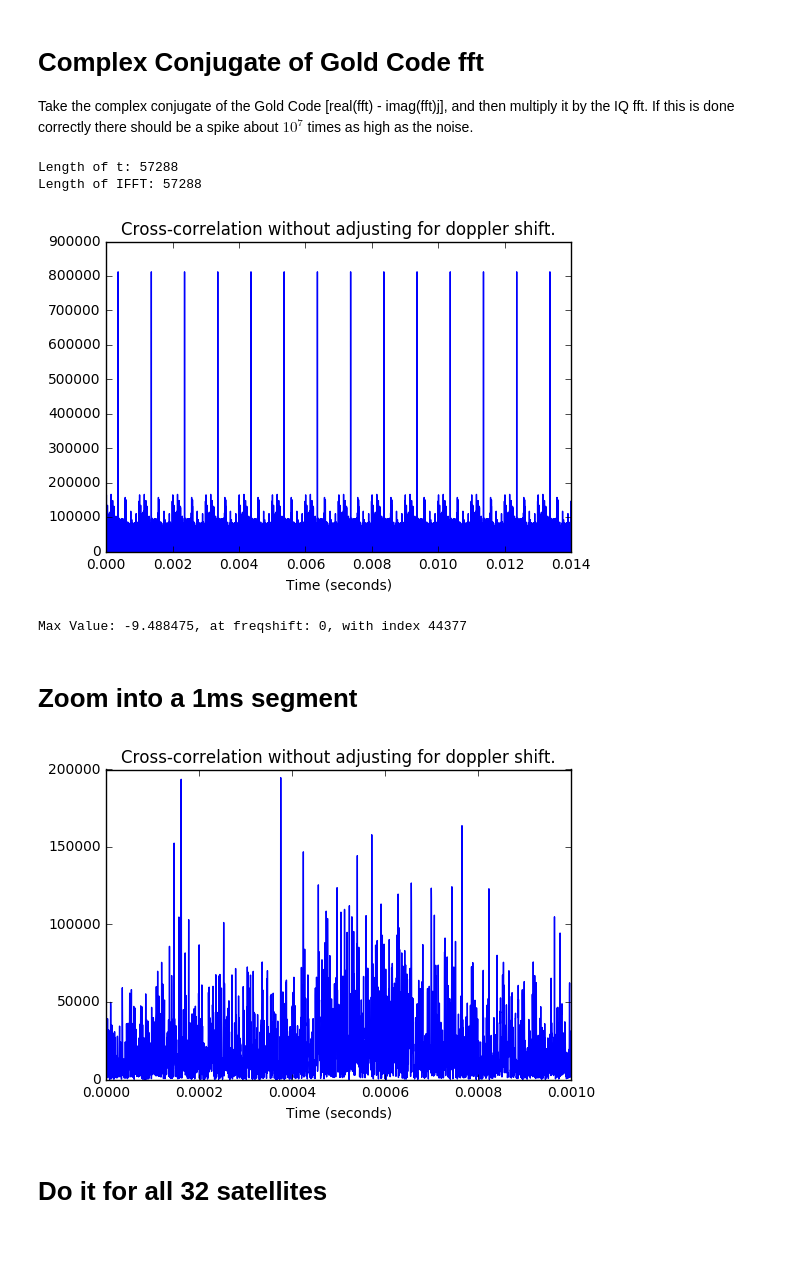
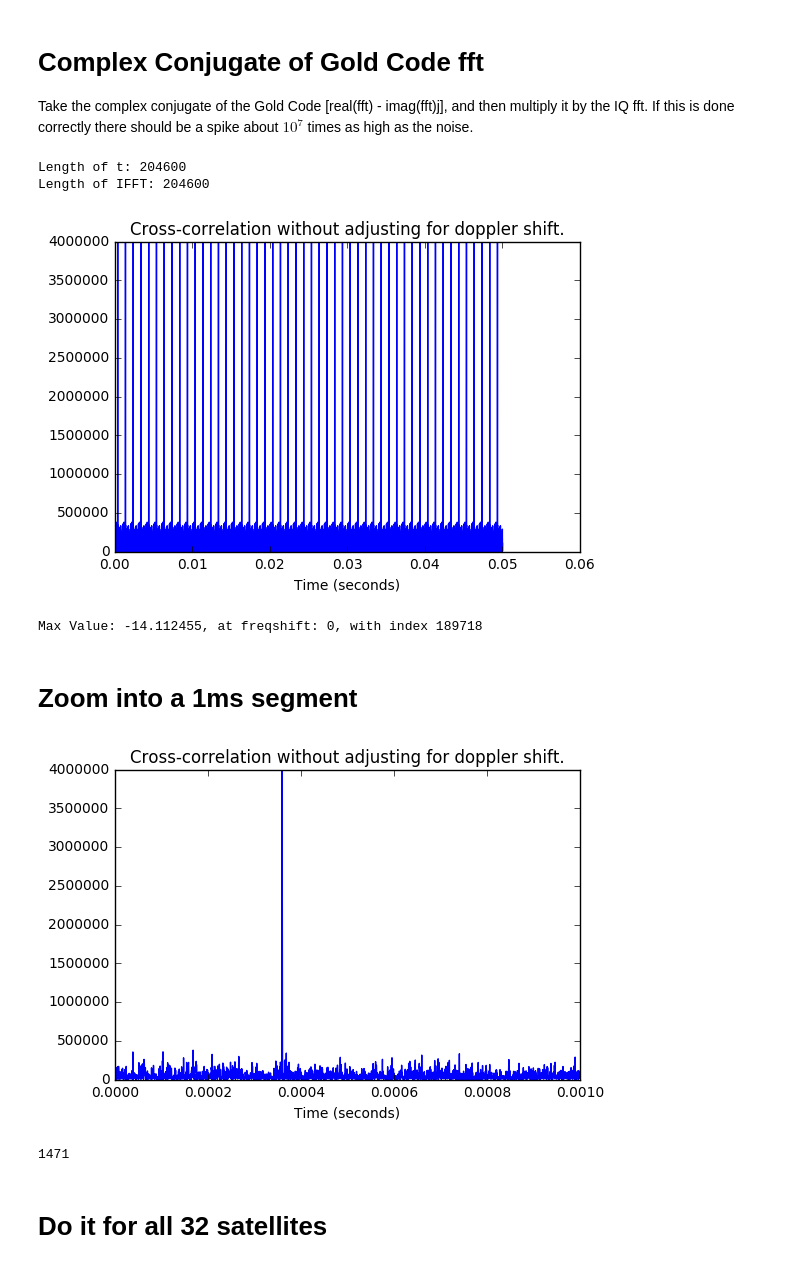
Before and after one commit to wangjiefjj/gps_reciever-design, a Jupyter notebook: notebooks/Acquisition.ipynb, the cells around one changed output. Drawn from its saved outputs; the diff is of its cells as text; code cells hidden in the pictures.

Commit message:
chonged sample lengith to 50ms

```diff
--- a/notebooks/Acquisition.ipynb
+++ b/notebooks/Acquisition.ipynb
@@ -33,7 +33,7 @@ from GPSData import IQData
 # %%
 # Need these to pass to importFile module
 fs = 4.092*10**6
-SampleLength = 0.014
+SampleLength = 0.05
 
 BytesToSkip = 0 #2046
 
@@ -232,20 +231,24 @@ plt.show()
 
 print("Max Value: %f, at freqshift: %d, with index %d"%(np.max(resultLog),0,np.argmax(resultLog)))
 # %% [output]
-Length of t: 57288
-Length of IFFT: 57288
+Length of t: 204600
+Length of IFFT: 204600
-[figure, old version]
+[figure, new version]
-Max Value: -9.488475, at freqshift: 0, with index 44377
+Max Value: -14.112455, at freqshift: 0, with index 189718
 # %% [markdown]
 # Zoom into a 1ms segment
 # %%
 lim = len(resultSQ)/(data.sampleTime*10**3)
 plt.plot(t[0:lim],resultSQ[0:lim])
 plt.title("Cross-correlation without adjusting for doppler shift.")
 plt.xlabel("Time (seconds)")
 plt.show()
+
+#Print max value location
+np.argmax(resultSQ[0:lim]) #The code is out of phase by 1471 chips
 # %% [output]
-[figure, old version]
+[figure, new version]
+1471
 # %% [markdown]
 # Do it for all 32 satellites
 # %%
```
Also changed, not shown: parts of 8 cells of this notebook.
